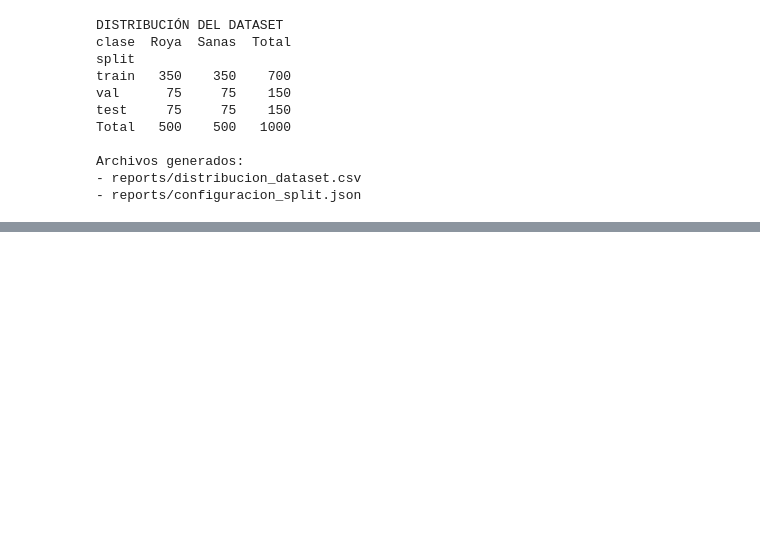
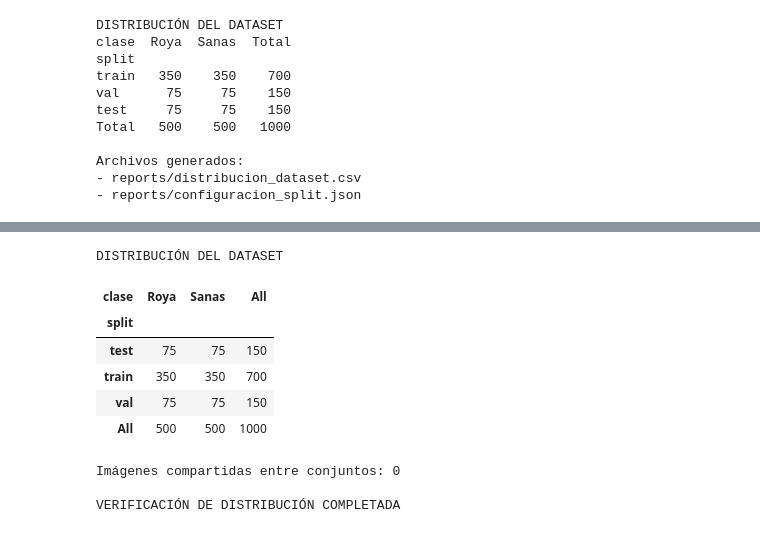
Before and after one commit to Hollow-30/cafeguardian, a Jupyter notebook: ml/notebooks/02-division-dataset.ipynb, the cells around one changed output, grey strips where cells are left out. Cells and saved outputs as stored; diff of their text form; code cells hidden in the pictures; blank space fills up the shorter version.

```diff
--- a/ml/notebooks/02-division-dataset.ipynb
+++ b/ml/notebooks/02-division-dataset.ipynb
@@ -232,0 +442,39 @@ Archivos generados:
+# %%
+import pandas as pd
+
+manifest = pd.read_csv(
+    "/kaggle/working/reports/dataset_manifest.csv"
+)
+
+# Distribución por conjunto y clase
+distribution = pd.crosstab(
+    manifest["split"],
+    manifest["clase"],
+    margins=True
+)
+
+print("DISTRIBUCIÓN DEL DATASET")
+display(distribution)
+
+# Verificar que ninguna imagen esté repetida entre conjuntos
+duplicates = manifest.groupby("sha256")["split"].nunique()
+
+leakage = duplicates[duplicates > 1]
+
+print("Imágenes compartidas entre conjuntos:", len(leakage))
+
+assert len(leakage) == 0
+assert len(manifest) == 1000
+
+print("\nVERIFICACIÓN DE DISTRIBUCIÓN COMPLETADA")
+# %% [output]
+DISTRIBUCIÓN DEL DATASET
+| clase | Roya | Sanas | All |
+| split |  |  |  |
+| test | 75 | 75 | 150 |
+| train | 350 | 350 | 700 |
+| val | 75 | 75 | 150 |
+| All | 500 | 500 | 1000 |
+Imágenes compartidas entre conjuntos: 0
+
+VERIFICACIÓN DE DISTRIBUCIÓN COMPLETADA
```
Also changed, not shown: parts of 7 cells of this notebook.
